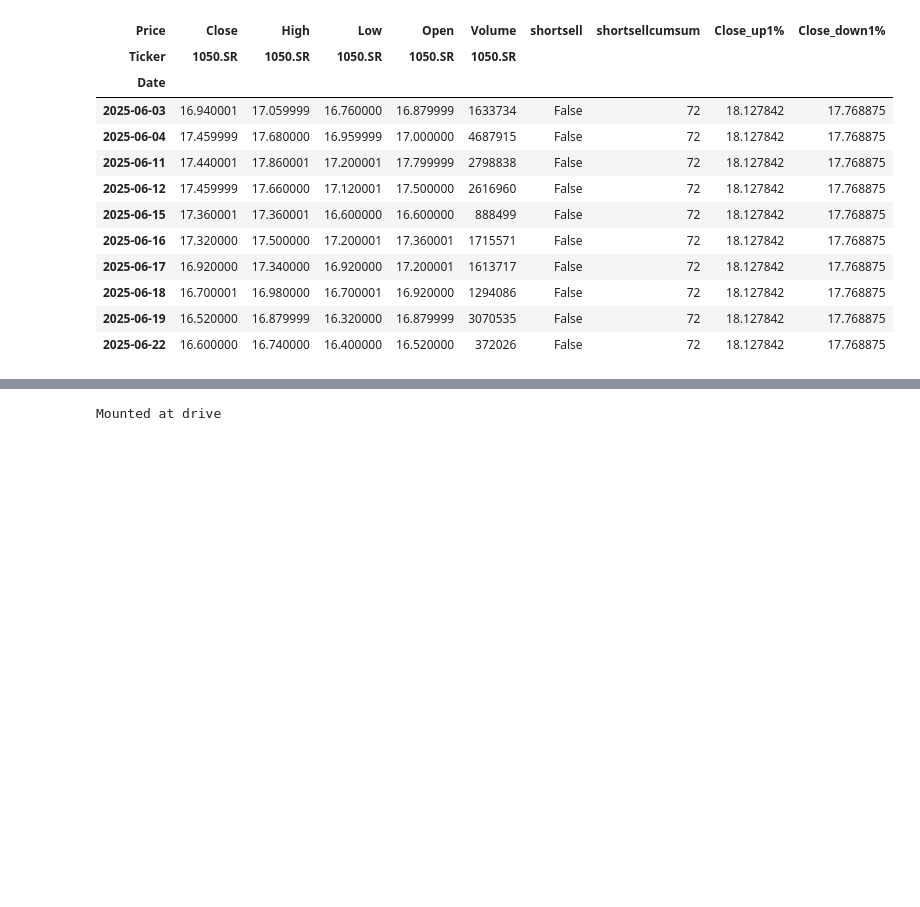
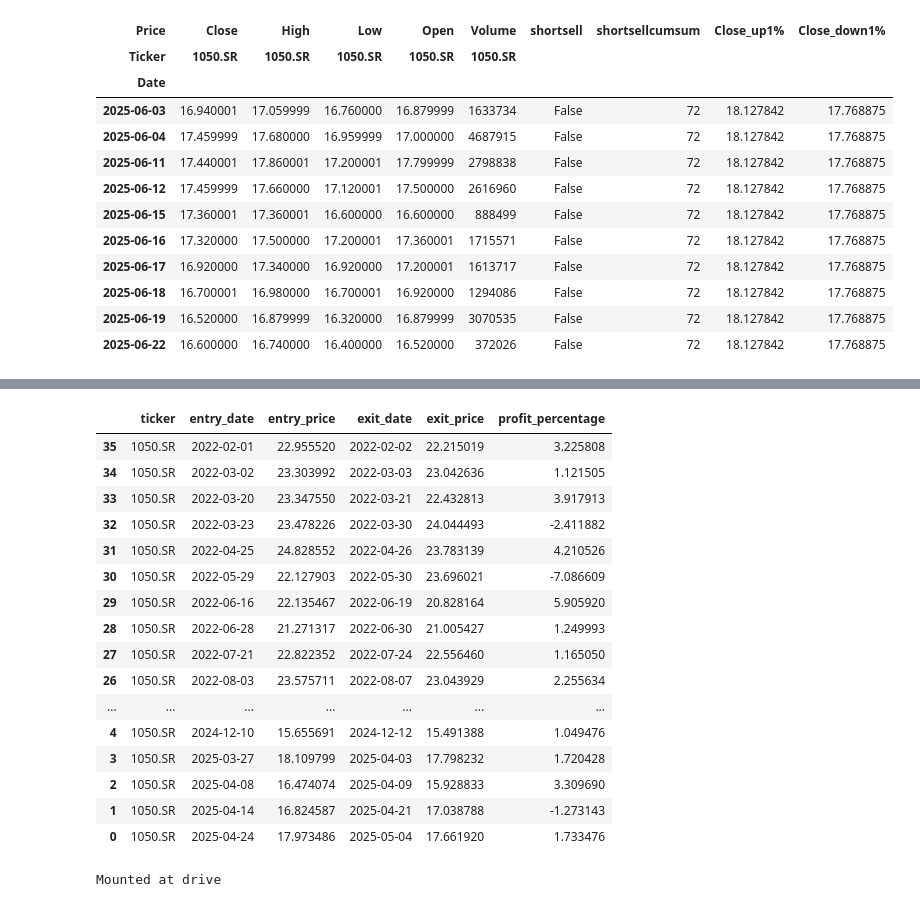
Before and after one commit to kamarulaw/saudi_backtests, a Jupyter notebook: 250715/FEEADJ_banque_saudi_fransi.ipynb, the cells around one changed output, grey strips where cells are left out. Cells and saved outputs as stored; diff of their text form; code cells hidden in the pictures; blank space fills up the shorter version.

```diff
--- a/250715/FEEADJ_banque_saudi_fransi.ipynb
+++ b/250715/FEEADJ_banque_saudi_fransi.ipynb
@@ -184,19 +184,22 @@ data.head(10)
 # %%
 entry_exit_values = []
 dates = []
-buysellframe = None
+buysellframe = pd.DataFrame(columns=["ticker", "entry_date", "entry_price", "exit_date", "exit_price", "profit_percentage"])
 for x in range(1,int(data["shortsellcumsum"].max())+1):
   frame = data.loc[data.shortsellcumsum==x]
   if (frame.loc[frame.buy==True].shape[0]>=1):
     # create buysell dataframe
-    if (buysellframe is None):
-      buysellframe = frame.loc[frame.shortsell==True].iloc[0]
-      buysellframe = pd.concat([buysellframe, frame.loc[frame.buy == True].iloc[0]], ignore_index=True,axis=1)
-    else:
-      buysellframe = pd.concat([buysellframe, frame.loc[frame.shortsell==True].iloc[0]], ignore_index=True,axis=1)
-      buysellframe = pd.concat([buysellframe, frame.loc[frame.buy == True].iloc[0]], ignore_index=True,axis=1)
     ssclose = float(frame.loc[frame.shortsell==True]["Close"].to_list()[0]) + .0014*(float(frame.loc[frame.shortsell==True]["Close"].to_list()[0]))
+    ssclosedate = frame.loc[frame.shortsell==True]["Price"].to_list()[0]
     buyclose = float(frame.loc[frame.buy==True]["Close"].to_list()[0]) + 0.0014*(float(frame.loc[frame.buy==True]["Close"].to_list()[0]))
-    entry_exit_values.append(ssclose-buyclose)
-    dates.append(frame.loc[frame.buy==True]["Price"].to_list()[0])
-buysellframe = buysellframe.T
+    buydate = frame.loc[frame.buy==True]["Price"].to_list()[0]
+    profit_percentage = ((ssclose-buyclose)/ssclose)*100
+    #if (buysellframe is None):
+    buysellframe = pd.concat([pd.DataFrame([[ticker,ssclosedate,ssclose,buydate,buyclose,profit_percentage]], columns=buysellframe.columns), buysellframe], ignore_index=True)
+      #buysellframe = pd.concat([buysellframe, frame.loc[frame.buy == True].iloc[0]], ignore_index=True,axis=1)
+    #else:
+      #buysellframe = pd.concat([buysellframe, frame.loc[frame.shortsell==True].iloc[0]], ignore_index=True,axis=1)
+      #buysellframe = pd.concat([buysellframe, frame.loc[frame.buy == True].iloc[0]], ignore_index=True,axis=1)
+
+    #entry_exit_values.append(ssclose-buyclose)
+    #dates.append(frame.loc[frame.buy==True]["Price"].to_list()[0])
@@ -206,3 +206,23 @@ buysellframe.to_csv("banquesaudifransientryexit.csv")
+# %%
+buysellframe.iloc[::-1]
+# %% [output]
+|  | ticker | entry_date | entry_price | exit_date | exit_price | profit_percentage |
+| 35 | 1050.SR | 2022-02-01 | 22.955520 | 2022-02-02 | 22.215019 | 3.225808 |
+| 34 | 1050.SR | 2022-03-02 | 23.303992 | 2022-03-03 | 23.042636 | 1.121505 |
+| 33 | 1050.SR | 2022-03-20 | 23.347550 | 2022-03-21 | 22.432813 | 3.917913 |
+| 32 | 1050.SR | 2022-03-23 | 23.478226 | 2022-03-30 | 24.044493 | -2.411882 |
+| 31 | 1050.SR | 2022-04-25 | 24.828552 | 2022-04-26 | 23.783139 | 4.210526 |
+| 30 | 1050.SR | 2022-05-29 | 22.127903 | 2022-05-30 | 23.696021 | -7.086609 |
+| 29 | 1050.SR | 2022-06-16 | 22.135467 | 2022-06-19 | 20.828164 | 5.905920 |
+| 28 | 1050.SR | 2022-06-28 | 21.271317 | 2022-06-30 | 21.005427 | 1.249993 |
+| 27 | 1050.SR | 2022-07-21 | 22.822352 | 2022-07-24 | 22.556460 | 1.165050 |
+| 26 | 1050.SR | 2022-08-03 | 23.575711 | 2022-08-07 | 23.043929 | 2.255634 |
+| ... | ... | ... | ... | ... | ... | ... |
+| 4 | 1050.SR | 2024-12-10 | 15.655691 | 2024-12-12 | 15.491388 | 1.049476 |
+| 3 | 1050.SR | 2025-03-27 | 18.109799 | 2025-04-03 | 17.798232 | 1.720428 |
+| 2 | 1050.SR | 2025-04-08 | 16.474074 | 2025-04-09 | 15.928833 | 3.309690 |
+| 1 | 1050.SR | 2025-04-14 | 16.824587 | 2025-04-21 | 17.038788 | -1.273143 |
+| 0 | 1050.SR | 2025-04-24 | 17.973486 | 2025-05-04 | 17.661920 | 1.733476 |
 # %%
 from google.colab import drive
 drive.mount('drive')
```
Also changed, not shown: parts of 4 cells of this notebook.
